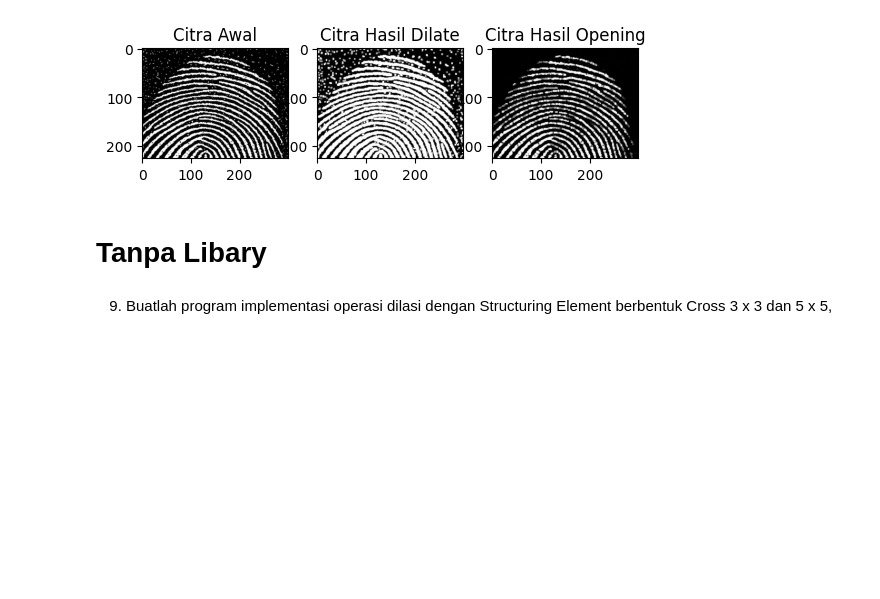
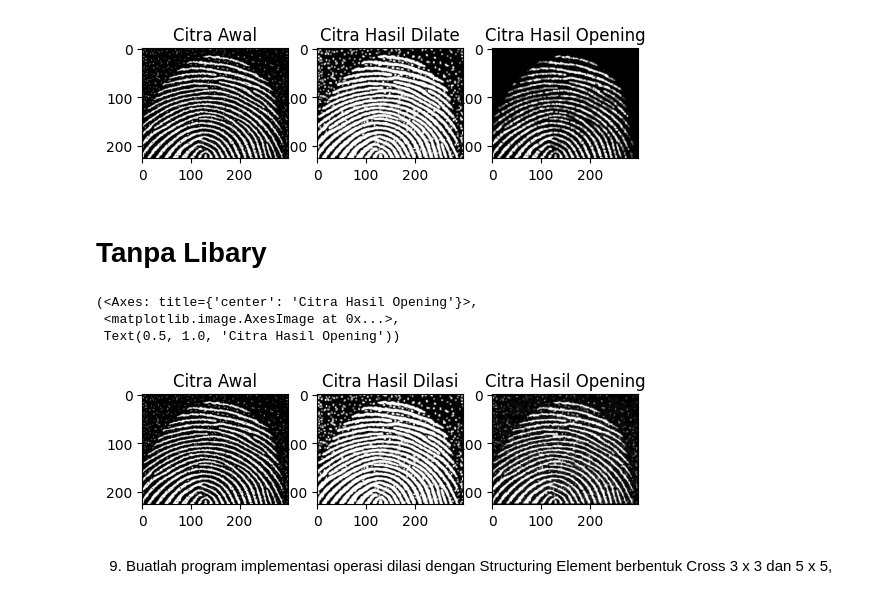
Before and after one commit to kausar-vento/PCVK_Genap_2023, a Jupyter notebook: Minggu 9/Week9.ipynb, the cells around one changed output. Cells and saved outputs as stored; diff of their text form; code cells hidden in the pictures; blank space fills up the shorter version.

```diff
--- a/Minggu 9/Week9.ipynb
+++ b/Minggu 9/Week9.ipynb
@@ -155,6 +175,24 @@ plt.subplot(133),plt.imshow(opening),plt.title('Citra Hasil Opening')
 [figure]
 # %% [markdown]
 # Tanpa Libary
+# %%
+img_8_non_lib = cv2.imread('/content/drive/MyDrive/PCVK/Images/fingerprint.png', cv2.IMREAD_GRAYSCALE)
+kernel_non_lib = np.array([
+    [3, 3, 3],
+    [3, 3, 3],
+    [3, 3, 3]
+], dtype=np.uint8)
+dil_8 = dilation(img_8_non_lib, kernel_non_lib)
+eros_8 = erosi(dil_8, kernel_non_lib)
+
+plt.subplot(131),plt.imshow(img_8_non_lib, cmap='gray'),plt.title('Citra Awal')
+plt.subplot(132),plt.imshow(dil_8, cmap='gray'),plt.title('Citra Hasil Dilasi')
+plt.subplot(133),plt.imshow(eros_8, cmap='gray'),plt.title('Citra Hasil Opening')
+# %% [output]
+(<Axes: title={'center': 'Citra Hasil Opening'}>,
+ <matplotlib.image.AxesImage at 0x...>,
+ Text(0.5, 1.0, 'Citra Hasil Opening'))
+[figure, added]
 # %% [markdown]
 9. Buatlah program implementasi operasi dilasi dengan Structuring Element berbentuk
 Cross 3 x 3 dan 5 x 5,
```
Also changed, not shown: parts of 2 cells of this notebook.
